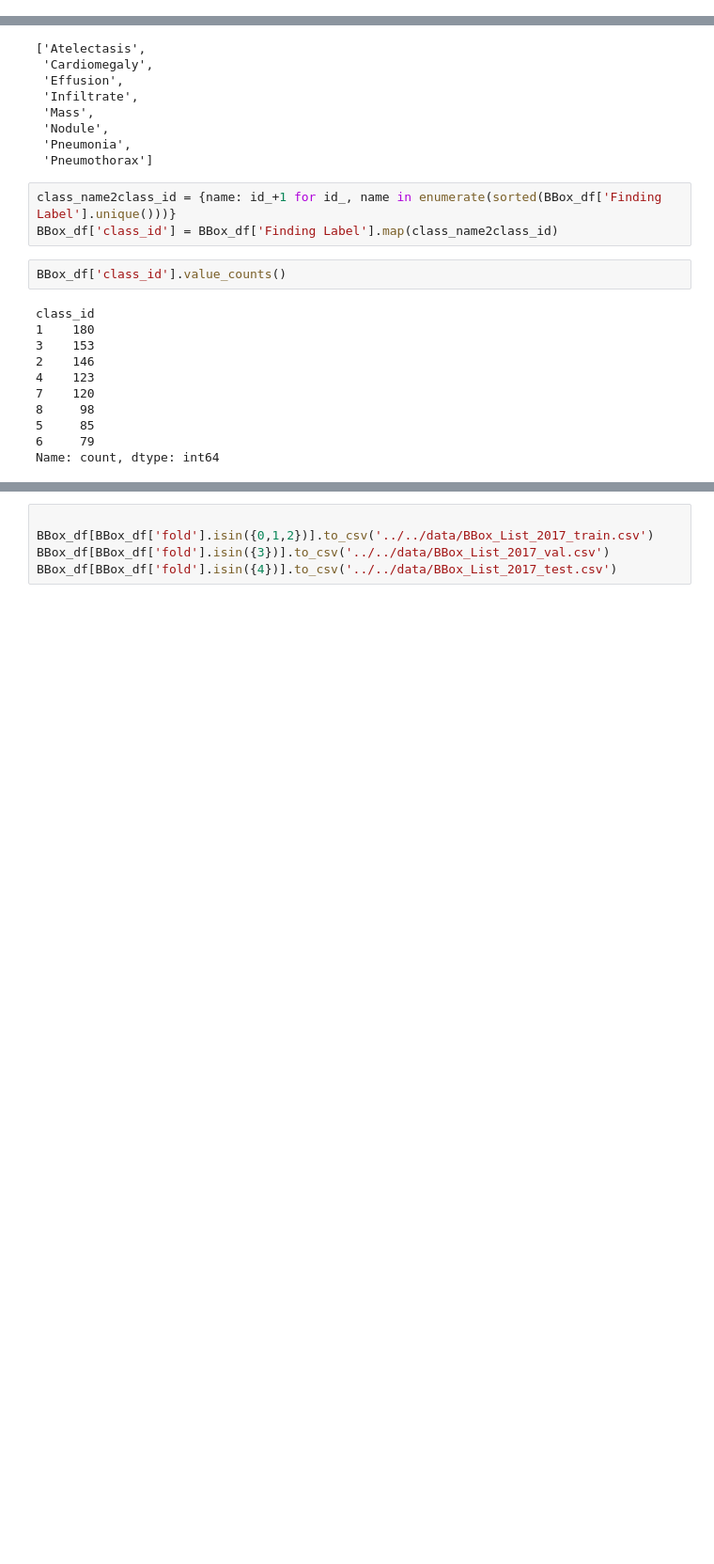
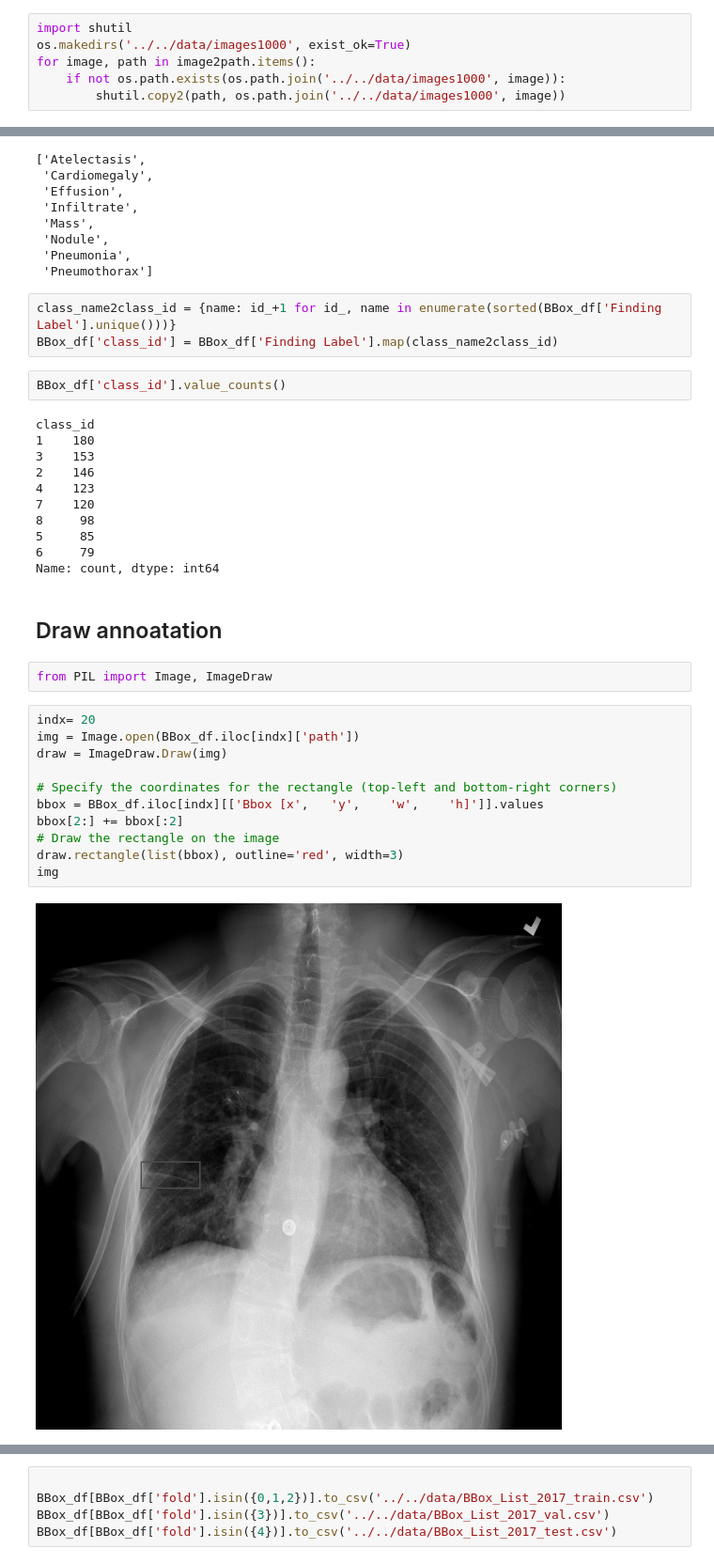
Before and after one commit to dmitrysarov/ChestXray-NIHCC-detection, a Jupyter notebook: EDA/nih-chestxray.ipynb, the cells around one changed output, grey strips where cells are left out. Shown: that part at 94% size. Saved outputs shown, nothing was run; the diff lists cells and outputs as text; blank space fills up the shorter version.

```diff
--- a/EDA/nih-chestxray.ipynb
+++ b/EDA/nih-chestxray.ipynb
@@ -51,3 +54,9 @@ print(f' image size are {set(img_sizes)}')
+# %%
+import shutil
+os.makedirs('../../data/images1000', exist_ok=True)
+for image, path in image2path.items():
+    if not os.path.exists(os.path.join('../../data/images1000', image)):
+        shutil.copy2(path, os.path.join('../../data/images1000', image))
 # %%
 BBox_df['width'], BBox_df['height'] = zip(*img_sizes)
 # %% [markdown]
@@ -154,3 +163,20 @@ class_id
 5     85
 6     79
 Name: count, dtype: int64
+# %% [markdown]
+## Draw annoatation
+# %%
+from PIL import Image, ImageDraw
+# %%
+indx= 20
+img = Image.open(BBox_df.iloc[indx]['path'])
+draw = ImageDraw.Draw(img)
+
+# Specify the coordinates for the rectangle (top-left and bottom-right corners)
+bbox = BBox_df.iloc[indx][['Bbox [x',	'y',	'w',	'h]']].values
+bbox[2:] += bbox[:2]
+# Draw the rectangle on the image
+draw.rectangle(list(bbox), outline='red', width=3)
+img
+# %% [output]
+[figure, added]
```
Also changed, not shown: parts of 9 cells of this notebook, 57 other files.
